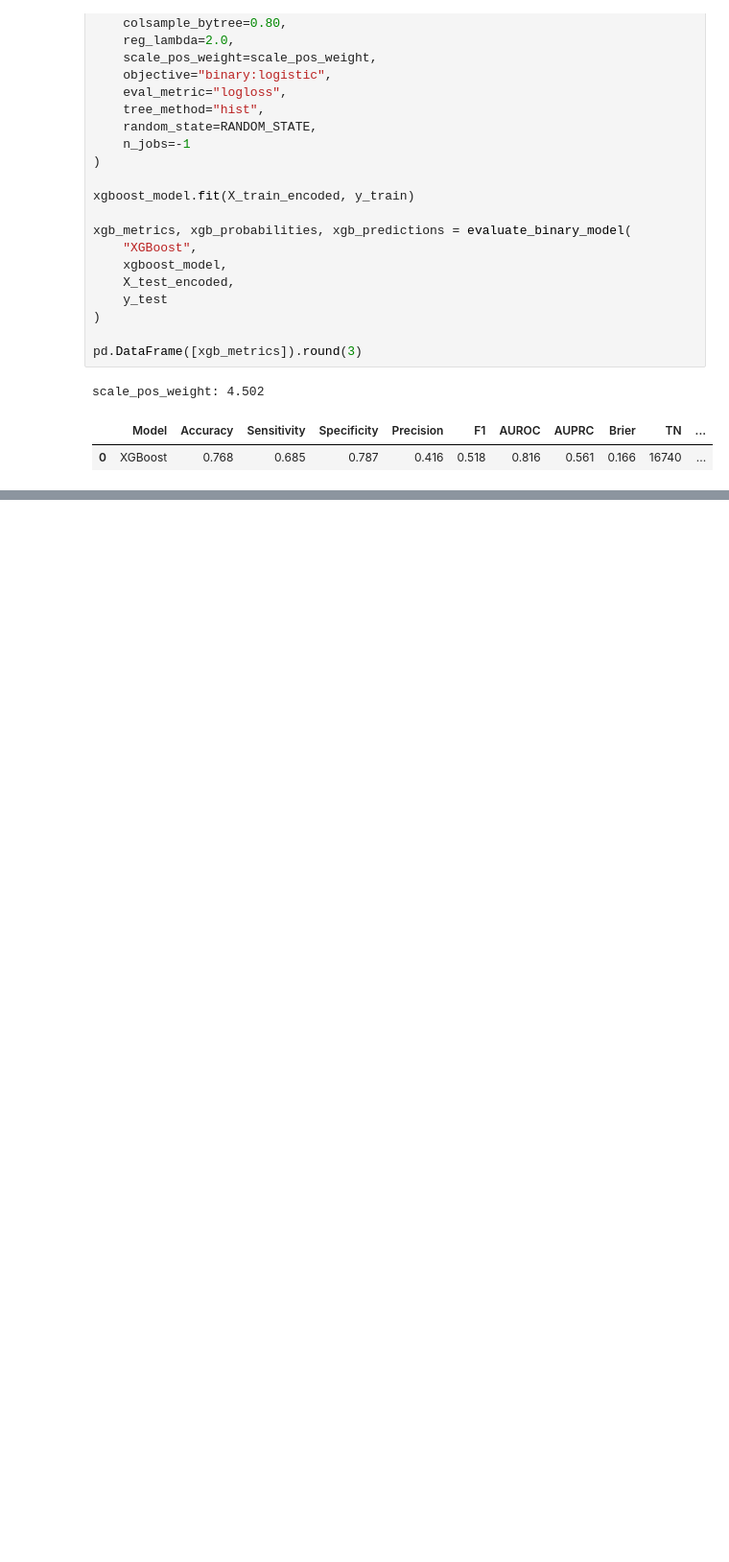
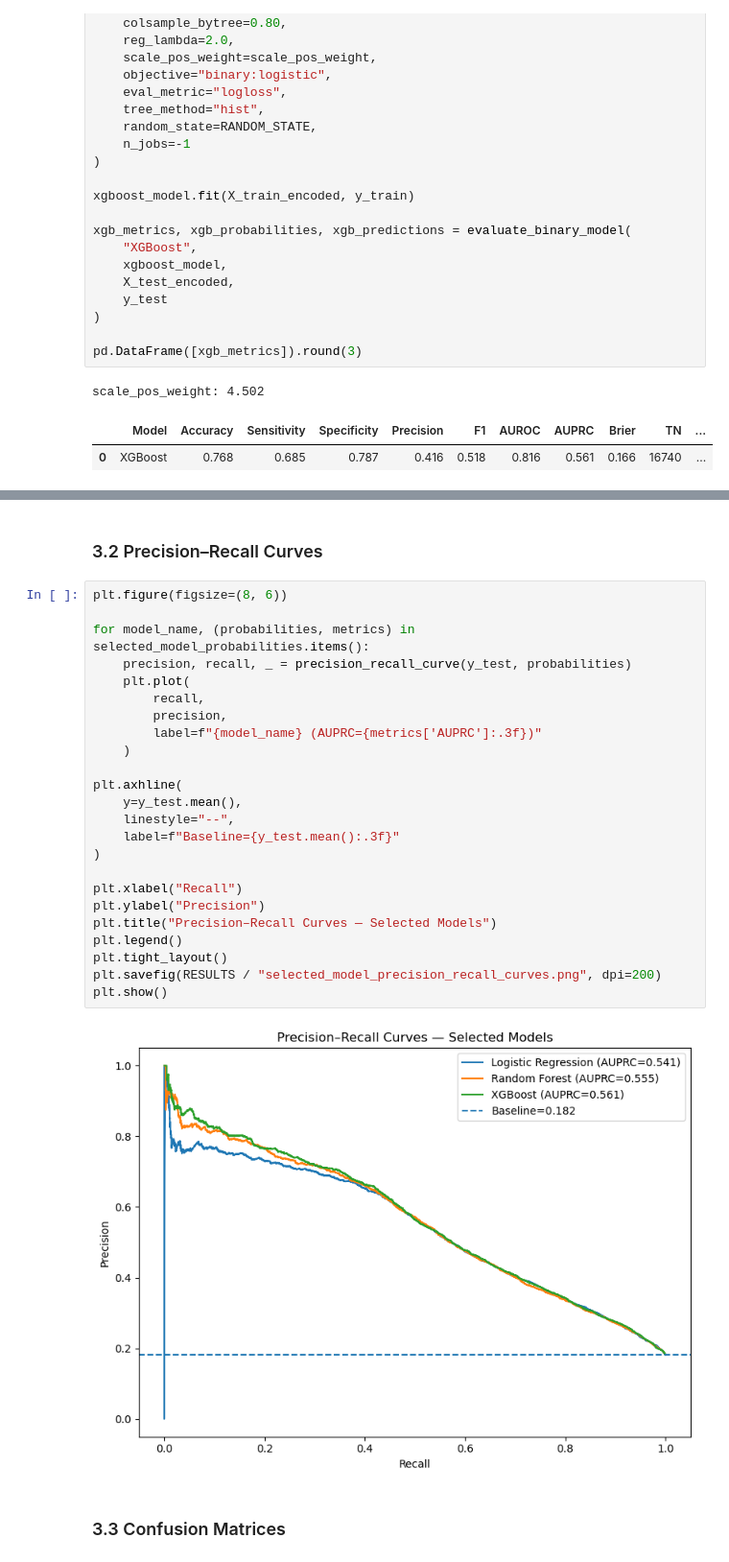
Before and after one commit to chuatzeyee/ISSS623-G1, a Jupyter notebook: notebooks/ModelDevelopment.ipynb, the cells around one changed output, grey strips where cells are left out. Shown at 96% size. Cells and saved outputs as stored; diff of their text form; blank space fills up the shorter version.

```diff
--- a/notebooks/ModelDevelopment.ipynb
+++ b/notebooks/ModelDevelopment.ipynb
@@ -606,0 +350,30 @@ TLDR: The results suggest that XGBoost is the preferred model for predictive per
+# %% [markdown]
+### 3.2 Precision–Recall Curves
+# %%
+plt.figure(figsize=(8, 6))
+
+for model_name, (probabilities, metrics) in selected_model_probabilities.items():
+    precision, recall, _ = precision_recall_curve(y_test, probabilities)
+    plt.plot(
+        recall,
+        precision,
+        label=f"{model_name} (AUPRC={metrics['AUPRC']:.3f})"
+    )
+
+plt.axhline(
+    y=y_test.mean(),
+    linestyle="--",
+    label=f"Baseline={y_test.mean():.3f}"
+)
+
+plt.xlabel("Recall")
+plt.ylabel("Precision")
+plt.title("Precision–Recall Curves — Selected Models")
+plt.legend()
+plt.tight_layout()
+plt.savefig(RESULTS / "selected_model_precision_recall_curves.png", dpi=200)
+plt.show()
+# %% [output]
+[figure, added]
+# %% [markdown]
+### 3.3 Confusion Matrices
```
Also changed, not shown: parts of 52 cells of this notebook.
